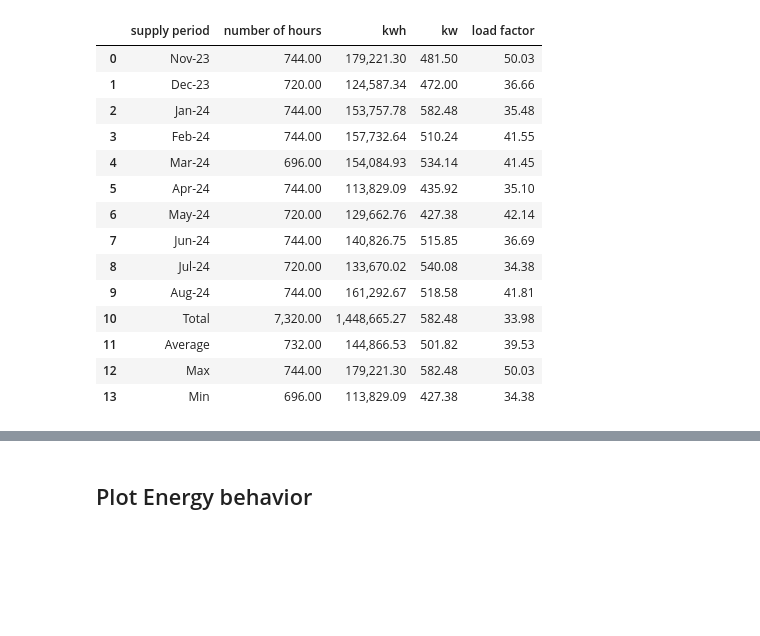
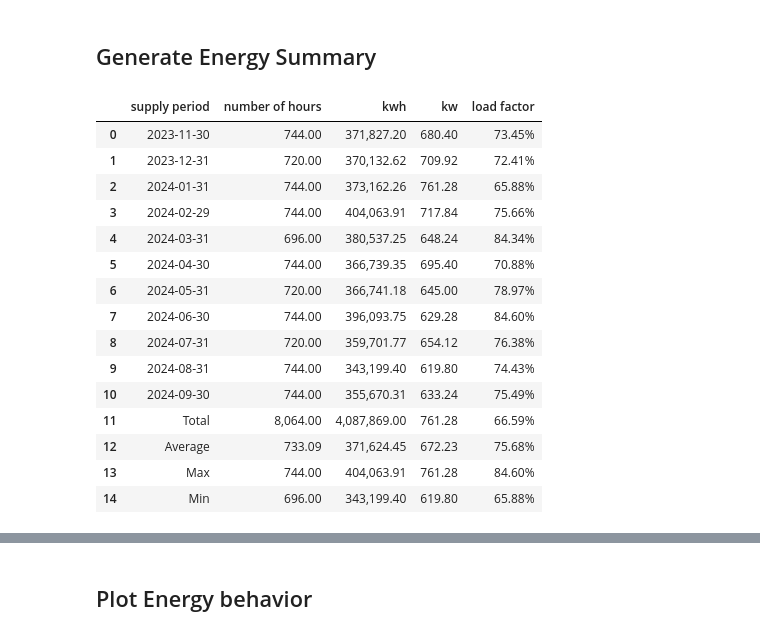
Before and after one commit to regosomark/analysis, a Jupyter notebook: Insights_Powerpoint.ipynb, the cells around one changed output, grey strips where cells are left out. Saved outputs shown, nothing was run; the diff lists cells and outputs as text; code cells hidden in the pictures; blank space fills up the shorter version.

```diff
--- a/Insights_Powerpoint.ipynb
+++ b/Insights_Powerpoint.ipynb
@@ -119,10 +59,11 @@ Data now has 9 columns (9 columns expected).
 # %%
+# client_data = load_profiles.hourly/ load_profiles.minutes
 # Load your data
-data = pd.read_excel('Primepack Processed LP (Nov23-Aug24) - 1 hour data.xlsx')
+client_data = pd.read_csv('five_minutes.csv')
 
 # Process the data
-processed_data = load_data(data)
+processed_data = process_energy_data(client_data)
 
-# Display the processed data
+# Verify the output
 print(processed_data.head())
 # %% [output]
@@ -149,20 +99,23 @@ Index(['supply period', 'datetime', 'date', 'correct hour', 'hour', 'weekday',
+# %% [markdown]
+## Generate Energy Summary
 # %%
-# Generate energy summary
-energy_summary = generate_energy_summary(data, kwh_column='kwh', kw_column='kw')
+# Generate energy summary (slide 1)
+energy_summary = generate_energy_summary(client_data)
 energy_summary
 # %% [output]
 |  | supply period | number of hours | kwh | kw | load factor |
-| 0 | Nov-23 | 744.00 | 179,221.30 | 481.50 | 50.03 |
-| 1 | Dec-23 | 720.00 | 124,587.34 | 472.00 | 36.66 |
-| 2 | Jan-24 | 744.00 | 153,757.78 | 582.48 | 35.48 |
-| 3 | Feb-24 | 744.00 | 157,732.64 | 510.24 | 41.55 |
-| 4 | Mar-24 | 696.00 | 154,084.93 | 534.14 | 41.45 |
-| 5 | Apr-24 | 744.00 | 113,829.09 | 435.92 | 35.10 |
-| 6 | May-24 | 720.00 | 129,662.76 | 427.38 | 42.14 |
-| 7 | Jun-24 | 744.00 | 140,826.75 | 515.85 | 36.69 |
-| 8 | Jul-24 | 720.00 | 133,670.02 | 540.08 | 34.38 |
-| 9 | Aug-24 | 744.00 | 161,292.67 | 518.58 | 41.81 |
-| 10 | Total | 7,320.00 | 1,448,665.27 | 582.48 | 33.98 |
-| 11 | Average | 732.00 | 144,866.53 | 501.82 | 39.53 |
-| 12 | Max | 744.00 | 179,221.30 | 582.48 | 50.03 |
-| 13 | Min | 696.00 | 113,829.09 | 427.38 | 34.38 |
+| 0 | 2023-11-30 | 744.00 | 371,827.20 | 680.40 | 73.45% |
+| 1 | 2023-12-31 | 720.00 | 370,132.62 | 709.92 | 72.41% |
+| 2 | 2024-01-31 | 744.00 | 373,162.26 | 761.28 | 65.88% |
+| 3 | 2024-02-29 | 744.00 | 404,063.91 | 717.84 | 75.66% |
+| 4 | 2024-03-31 | 696.00 | 380,537.25 | 648.24 | 84.34% |
+| 5 | 2024-04-30 | 744.00 | 366,739.35 | 695.40 | 70.88% |
+| 6 | 2024-05-31 | 720.00 | 366,741.18 | 645.00 | 78.97% |
+| 7 | 2024-06-30 | 744.00 | 396,093.75 | 629.28 | 84.60% |
+| 8 | 2024-07-31 | 720.00 | 359,701.77 | 654.12 | 76.38% |
+| 9 | 2024-08-31 | 744.00 | 343,199.40 | 619.80 | 74.43% |
+| 10 | 2024-09-30 | 744.00 | 355,670.31 | 633.24 | 75.49% |
+| 11 | Total | 8,064.00 | 4,087,869.00 | 761.28 | 66.59% |
+| 12 | Average | 733.09 | 371,624.45 | 672.23 | 75.68% |
+| 13 | Max | 744.00 | 404,063.91 | 761.28 | 84.60% |
+| 14 | Min | 696.00 | 343,199.40 | 619.80 | 65.88% |
```
Also changed, not shown: parts of 24 cells of this notebook, 1 other file.
